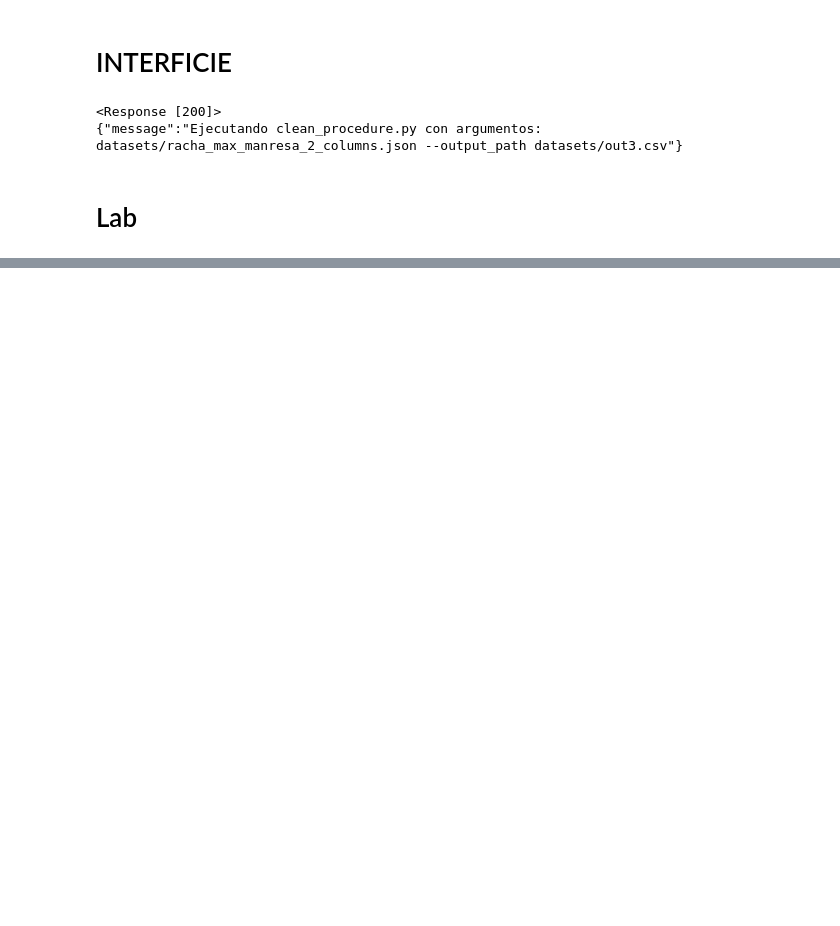
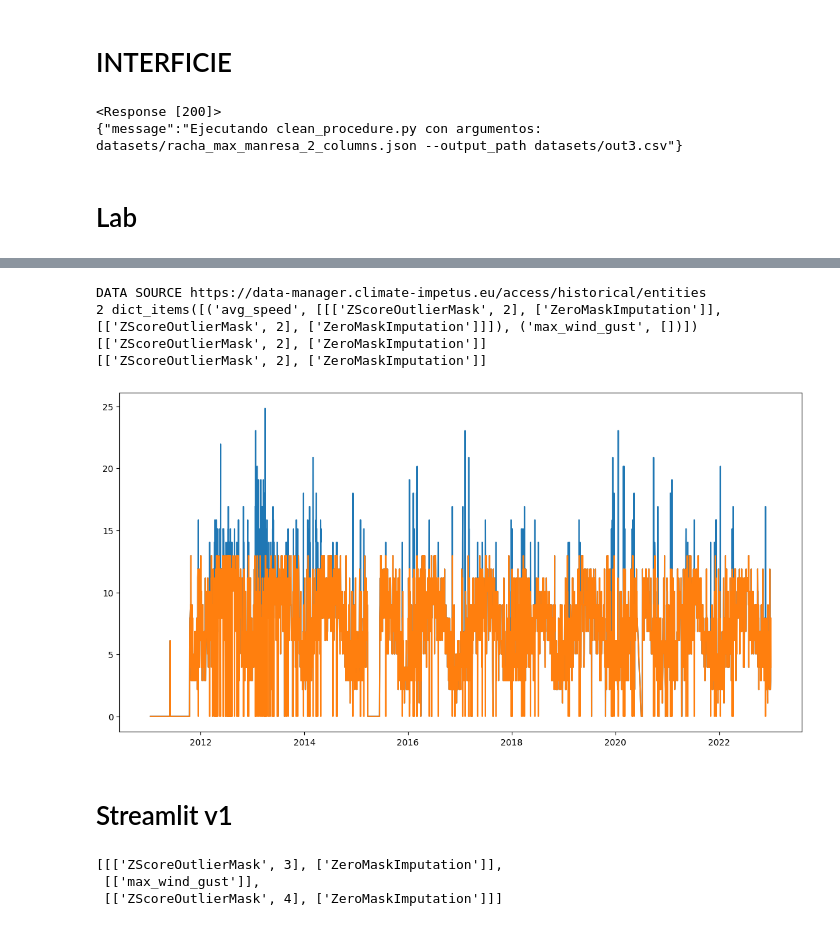
Before and after one commit to Applied-Artificial-Intelligence-Eurecat/IMPETUS-Utils, a Jupyter notebook: notebooks/4_Estructura_del_component.ipynb, the cells around one changed output, grey strips where cells are left out. Saved outputs shown, nothing was run; the diff lists cells and outputs as text; code cells hidden in the pictures; blank space fills up the shorter version.

```diff
--- a/notebooks/4_Estructura_del_component.ipynb
+++ b/notebooks/4_Estructura_del_component.ipynb
@@ -179,0 +194,10 @@ df.to_csv(r"..\src\componente_v2\datasets\racha_max_manresa.csv")
+# %%
+config_json_path = r"C:\Users\ian.palacin\Projectes\impetus-utils\src\componente_v2\datasets\racha_max_manresa_2_columns_api.json"
+with open(config_json_path) as f:
+    config = json.load(f)
+
+cleaner = cp.DataCleaner(data_source_type=config['data_source_type'], data_source=config['data_source'], config=config)
+df_pre_clean = cleaner.load_data_from_api(config['data_source'], config['api_additional_info'])
+# cleaner.load_data()
+# cleaner.clean_data(config["methods"])
+# df_clean = cleaner.data
@@ -179,0 +246,4 @@ df.to_csv(r"..\src\componente_v2\datasets\racha_max_manresa.csv")
+# %%
+config_json_path = r"C:\Users\ian.palacin\Projectes\impetus-utils\src\componente_v2\datasets\racha_max_manresa_2_columns_api.json"
+with open(config_json_path) as f:
+    config = json.load(f)
@@ -179,0 +263,20 @@ df.to_csv(r"..\src\componente_v2\datasets\racha_max_manresa.csv")
+# %%
+
+cleaner = cp.DataCleaner(data_source_type=config['data_source_type'], data_source=config['data_source'], config=config)
+df_pre_clean = cleaner.load_data_from_api(config['data_source'], config['api_additional_info'])
+cleaner.load_data()
+cleaner.clean_data(config["methods"])
+df_clean = cleaner.data
+# %% [output]
+DATA SOURCE https://data-manager.climate-impetus.eu/access/historical/entities
+2 dict_items([('avg_speed', [[['ZScoreOutlierMask', 2], ['ZeroMaskImputation']], [['ZScoreOutlierMask', 2], ['ZeroMaskImputation']]]), ('max_wind_gust', [])])
+[['ZScoreOutlierMask', 2], ['ZeroMaskImputation']]
+[['ZScoreOutlierMask', 2], ['ZeroMaskImputation']]
+# %%
+df_joint = pd.DataFrame( {"avg_speed_raw": df_pre_clean['avg_speed'], "avg_speed_processed":df_clean['avg_speed']} )
+_ = plt.figure( figsize =(14, 7))
+_ = plt.plot(df_joint)
+# %% [output]
+[figure, added]
+# %% [markdown]
+# Streamlit v1
@@ -179,0 +307,32 @@ df.to_csv(r"..\src\componente_v2\datasets\racha_max_manresa.csv")
+# %%
+values_to_variables = {0: "variable", 1: 'function', 2: 'imputator', 3:'arg'}
+variables_to_values = {y: x for x, y in values_to_variables.items()}
+
+elementwise_config = [[variables_to_values[key.split("_")[0]], int(key.split("_")[1]), int(key.split("_")[2])] for key in data.keys()]
+elementwise_config.sort(key = lambda row: (row[1],row[2], row[0]))
+elementwise_config = [ "_".join([values_to_variables[x],str(y),str(z)]) for [x,y,z] in elementwise_config ]
+arg_grouped_list, i = [], 0
+while i <= len(elementwise_config)-1:
+    if i + 1 < len(elementwise_config) and 'arg_' in elementwise_config[i + 1]:
+        arg_grouped_list.append([elementwise_config[i], elementwise_config[i + 1]])
+        i += 1
+    else:
+        arg_grouped_list.append([elementwise_config[i]])
+    i += 1
+
+final_list, i = [], len(arg_grouped_list)-1
+while i >= 0:
+    if 'imputator' in arg_grouped_list[i][0]:
+        final_list.append([arg_grouped_list[i-1], arg_grouped_list[i]])
+        i -= 1
+    else:
+        final_list.append([arg_grouped_list[i]])
+    i -= 1
+final_list = final_list[::-1]
+variable = final_list[0][0][0]
+methods = [[ [data[component_of_function] for component_of_function in function_with_args] for function_with_args in list_of_functions] for list_of_functions in final_list[1:]]
+methods
+# %% [output]
+[[['ZScoreOutlierMask', 3], ['ZeroMaskImputation']],
+ [['max_wind_gust']],
+ [['ZScoreOutlierMask', 4], ['ZeroMaskImputation']]]
```
Also changed, not shown: parts of 24 cells of this notebook, 5 other files.
